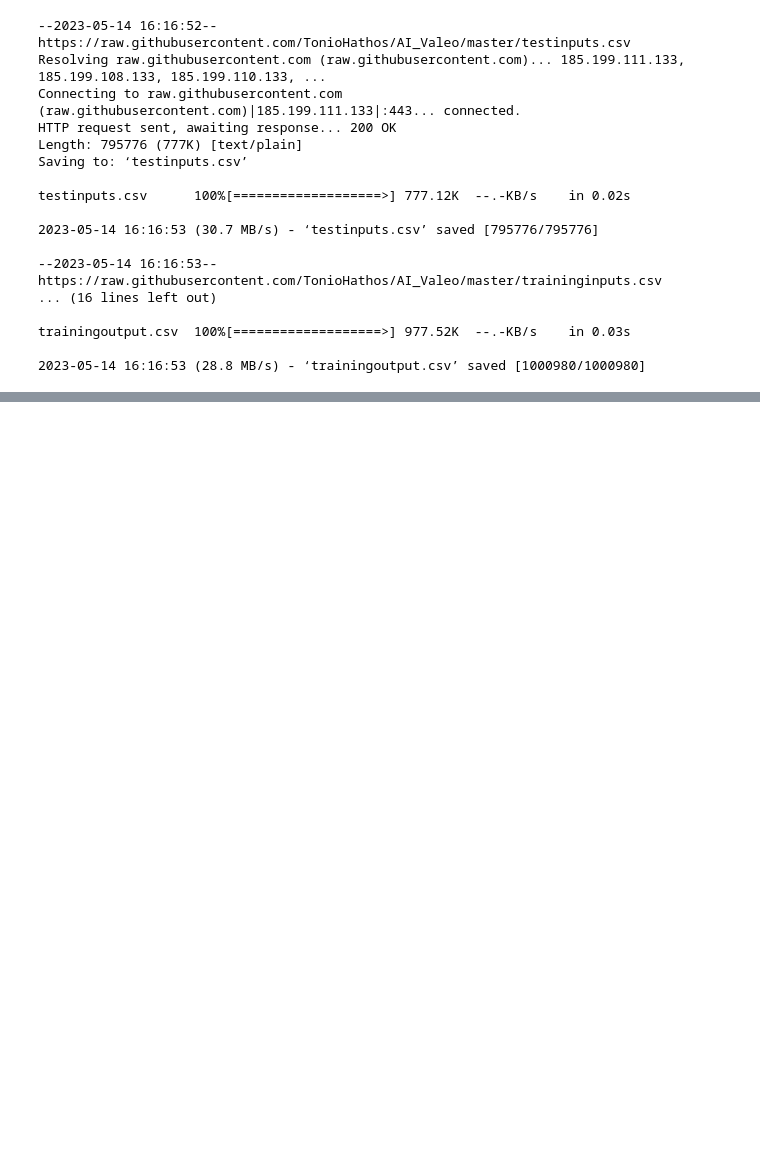
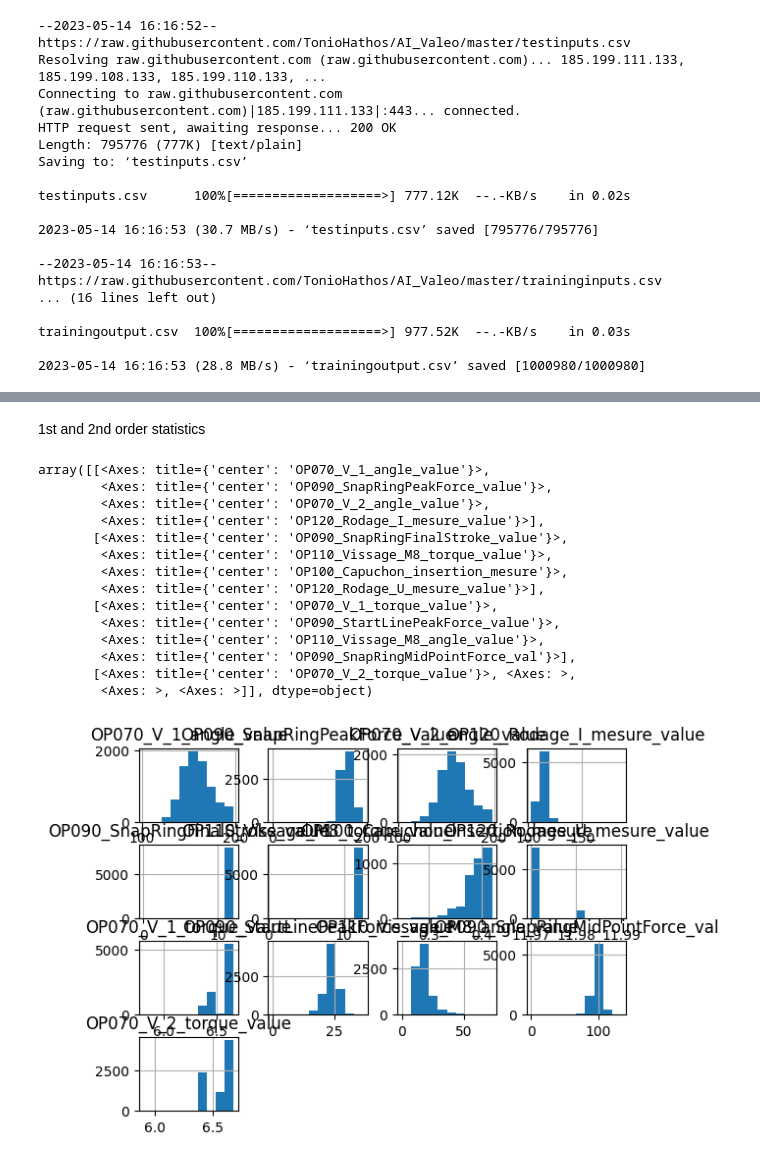
Before and after one commit to TonioHathos/AI_Valeo, a Jupyter notebook: Pre_processing_dataset.ipynb, the cells around one changed output, grey strips where cells are left out. Saved outputs shown, nothing was run; the diff lists cells and outputs as text; code cells hidden in the pictures; blank space fills up the shorter version.

Commit message:
Création des dataframes et premiers graphs

```diff
--- a/Pre_processing_dataset.ipynb
+++ b/Pre_processing_dataset.ipynb
@@ -34,3 +34,7 @@ testinputs.csv      100%[===================>] 777.12K  --.-KB/s    in 0.02s
 trainingoutput.csv  100%[===================>] 977.52K  --.-KB/s    in 0.03s
 
 2023-05-14 16:16:53 (28.8 MB/s) - ‘trainingoutput.csv’ saved [1000980/1000980]
+# %%
+df_test_inputs = pd.read_csv('testinputs.csv')
+df_training_inputs = pd.read_csv('traininginputs.csv')
+df_training_output = pd.read_csv('trainingoutput.csv')
@@ -36,0 +153,20 @@ trainingoutput.csv  100%[===================>] 977.52K  --.-KB/s    in 0.03s
+# %% [markdown]
+1st and 2nd order statistics
+# %%
+df_test_inputs.hist()
+# %% [output]
+array([[<Axes: title={'center': 'OP070_V_1_angle_value'}>,
+        <Axes: title={'center': 'OP090_SnapRingPeakForce_value'}>,
+        <Axes: title={'center': 'OP070_V_2_angle_value'}>,
+        <Axes: title={'center': 'OP120_Rodage_I_mesure_value'}>],
+       [<Axes: title={'center': 'OP090_SnapRingFinalStroke_value'}>,
+        <Axes: title={'center': 'OP110_Vissage_M8_torque_value'}>,
+        <Axes: title={'center': 'OP100_Capuchon_insertion_mesure'}>,
+        <Axes: title={'center': 'OP120_Rodage_U_mesure_value'}>],
+       [<Axes: title={'center': 'OP070_V_1_torque_value'}>,
+        <Axes: title={'center': 'OP090_StartLinePeakForce_value'}>,
+        <Axes: title={'center': 'OP110_Vissage_M8_angle_value'}>,
+        <Axes: title={'center': 'OP090_SnapRingMidPointForce_val'}>],
+       [<Axes: title={'center': 'OP070_V_2_torque_value'}>, <Axes: >,
+        <Axes: >, <Axes: >]], dtype=object)
+[figure, added]
```
Also changed, not shown: parts of 16 cells of this notebook.
